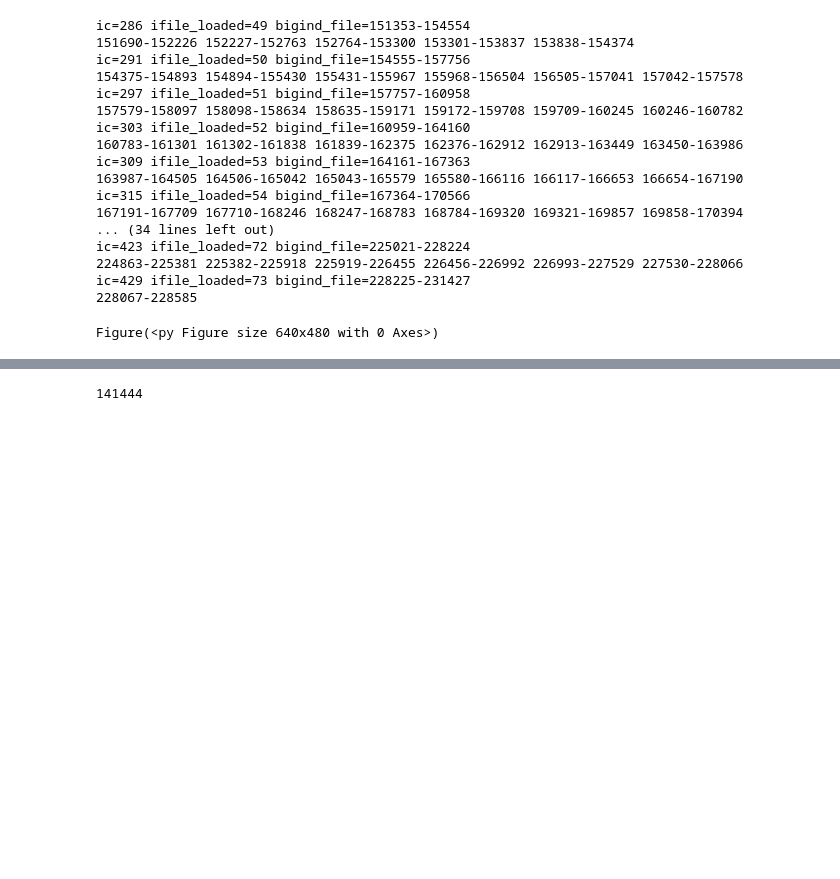
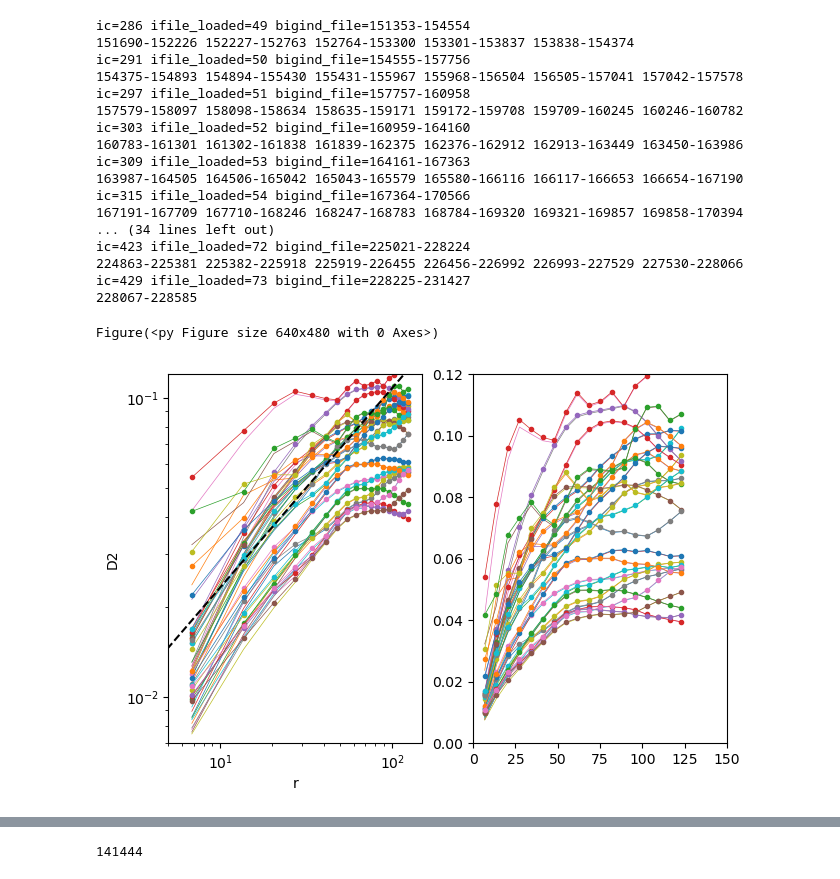
Before and after one commit to deszoeke/lidar, a Jupyter notebook: ASTRAL2024/lidar_turbulence_production.ipynb, the cells around one changed output, grey strips where cells are left out. Drawn from its saved outputs; the diff is of its cells as text; code cells hidden in the pictures; blank space fills up the shorter version.

```diff
--- a/ASTRAL2024/lidar_turbulence_production.ipynb
+++ b/ASTRAL2024/lidar_turbulence_production.ipynb
@@ -2418,4 +2417,41 @@ ic=423 ifile_loaded=72 bigind_file=225021-228224
 ic=429 ifile_loaded=73 bigind_file=228225-231427
 228067-228585
 Figure(<py Figure size 640x480 with 0 Axes>)
+# %%
+# plot structure functions
+# available from loop by interactive soft scoping
+
+# test the transfer function for finite sample volume correction
+function inv_transfer_fcn(r2, dS2; rangegate2=rangegate^2)
+    zi = (1.22/4)^2 # 1/4 # Gaussian window variance factor
+    xi = 1/12 # rectangular window variance factor
+    width2 = xi*dS2 + zi*rangegate2
+    (1.0 + width2/r2)^(1/3)
+end
+
+rbin = rhobin.^1.5
+dS2 = (Ur[1,:].^2 .+ Vr[1,:].^2)[:] * timestep^2 # vector(height)
+r2 = rbin.^2
+Txf = inv_transfer_fcn.(r2, dS2') # matrix(r, height)
+D2corr = D2bin .* Txf
+D2comp     = D2bin  ./ mean(D2bin[2:3,:],dims=1)  ./ (rhobin./rhobin[2])
+D2compcorr = D2corr ./ mean(D2corr[2:3,:],dims=1) ./ (rhobin./rhobin[2])
+
+iiz = 6:32
+
+clf()
+subplot(1,2,1)
+loglog(rbin[:,iiz], D2bin[ :,iiz],"-", linewidth=0.5)
+loglog(rbin[:,iiz], D2corr[:,iiz],".-", linewidth=0.5)
+plot([1e0, 1e2].^1.5, [0.5e-2, 0.5e0], "k--")
+ylim([7e-3, 0.12]); xlim([5, 150])
+ylabel("D2"); xlabel("r")
+
+subplot(1,2,2)
+plot(rbin[:,iiz], D2bin[ :,iiz],"-", linewidth=0.5)
+plot(rbin[:,iiz], D2corr[:,iiz],".-", linewidth=0.5)
+ylim([0, 0.12]); xlim([0, 150])
+gcf()
+# %% [output]
+[figure, added]
 # %%
```
Also changed, not shown: parts of 17 cells of this notebook.
